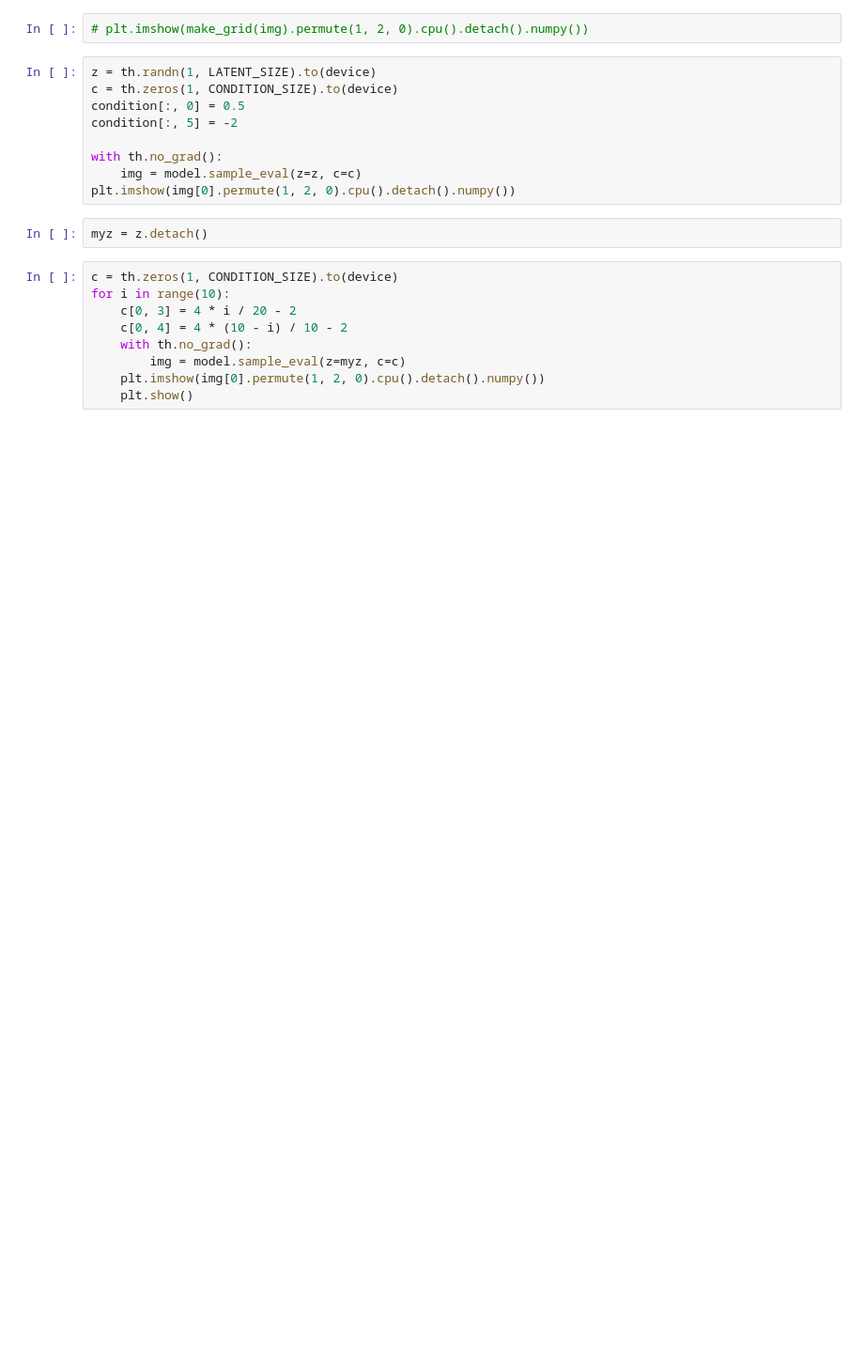
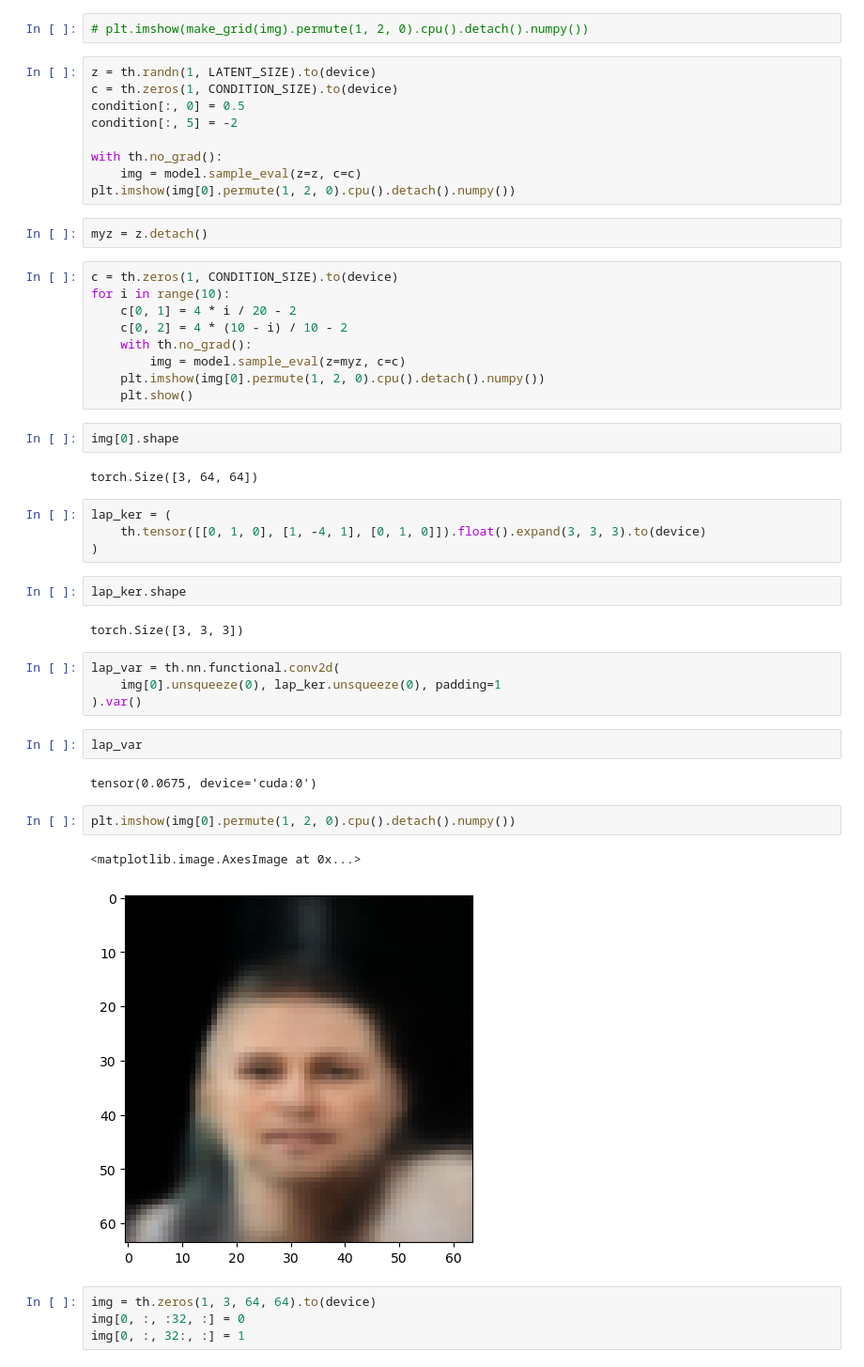
Before and after one commit to emaballarin/celeba_steerable_cvae, a Jupyter notebook: src/eval.ipynb, the cells around one changed output. Shown at 94% size. Cells and saved outputs as stored; diff of their text form; blank space fills up the shorter version.

```diff
--- a/src/eval.ipynb
+++ b/src/eval.ipynb
@@ -57,9 +82,38 @@ myz = z.detach()
 # %%
 c = th.zeros(1, CONDITION_SIZE).to(device)
 for i in range(10):
-    c[0, 3] = 4 * i / 20 - 2
-    c[0, 4] = 4 * (10 - i) / 10 - 2
+    c[0, 1] = 4 * i / 20 - 2
+    c[0, 2] = 4 * (10 - i) / 10 - 2
     with th.no_grad():
         img = model.sample_eval(z=myz, c=c)
     plt.imshow(img[0].permute(1, 2, 0).cpu().detach().numpy())
     plt.show()
+# %%
+img[0].shape
+# %% [output]
+torch.Size([3, 64, 64])
+# %%
+lap_ker = (
+    th.tensor([[0, 1, 0], [1, -4, 1], [0, 1, 0]]).float().expand(3, 3, 3).to(device)
+)
+# %%
+lap_ker.shape
+# %% [output]
+torch.Size([3, 3, 3])
+# %%
+lap_var = th.nn.functional.conv2d(
+    img[0].unsqueeze(0), lap_ker.unsqueeze(0), padding=1
+).var()
+# %%
+lap_var
+# %% [output]
+tensor(0.0675, device='cuda:0')
+# %%
+plt.imshow(img[0].permute(1, 2, 0).cpu().detach().numpy())
+# %% [output]
+<matplotlib.image.AxesImage at 0x...>
+[figure, added]
+# %%
+img = th.zeros(1, 3, 64, 64).to(device)
+img[0, :, :32, :] = 0
+img[0, :, 32:, :] = 1
```
Also changed, not shown: parts of 16 cells of this notebook, 3 other files.
